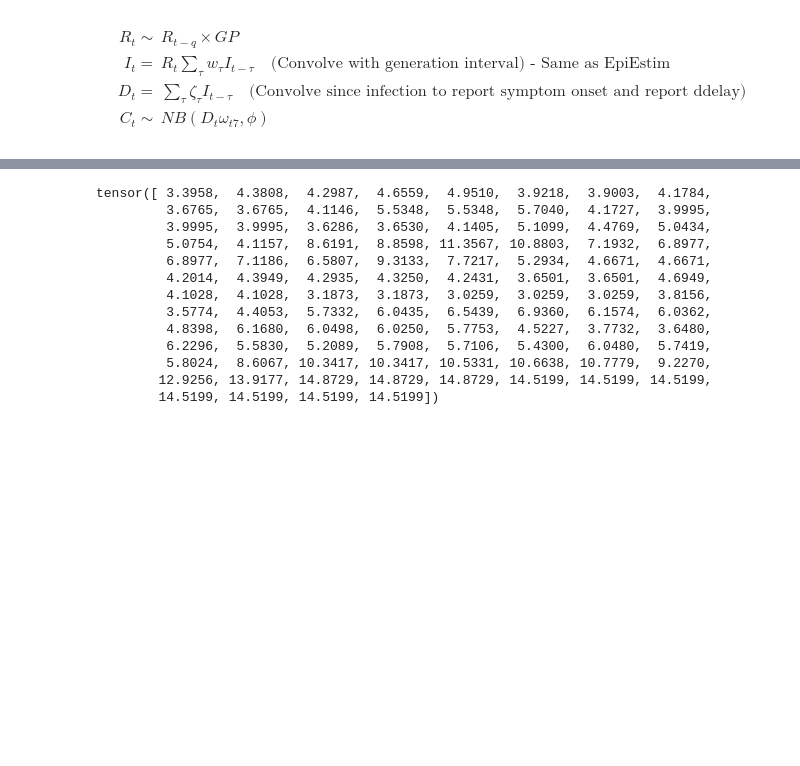
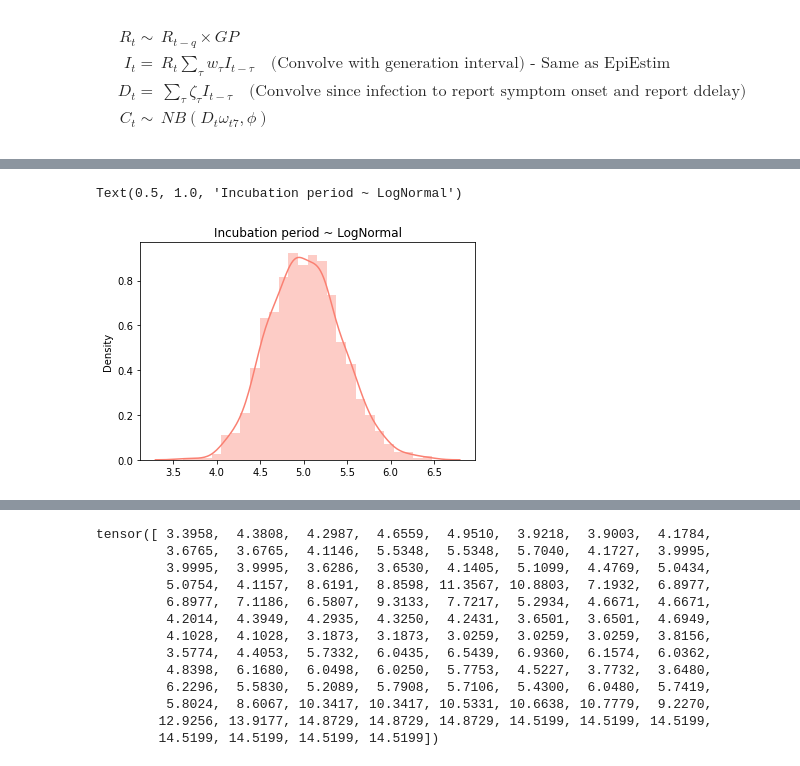
Before and after one commit to biomac-lab/covid19_forecast, a Jupyter notebook: prototypes/Rt_GaussianProcsess.ipynb, the cells around one changed output, grey strips where cells are left out. Drawn from its saved outputs; the diff is of its cells as text; code cells hidden in the pictures; blank space fills up the shorter version.

```diff
--- a/prototypes/Rt_GaussianProcsess.ipynb
+++ b/prototypes/Rt_GaussianProcsess.ipynb
@@ -205,0 +278,15 @@ dist.Normal??
+# %%
+
+
+mean = 5.2
+sd   = 1.52
+loc   = np.log( mean**2 / np.sqrt(mean**2 + sd**2) )
+scale = np.log( 1 + sd**2 / mean**2 )
+incubation_period = dist.LogNormal(loc, scale)
+
+x = incubation_period.rsample(sample_shape=torch.Size([1000])) # draw a sample from N(0,1)
+sns.distplot(x, label="Gamma", color='salmon')
+plt.title('Incubation period ~ LogNormal')
+# %% [output]
+Text(0.5, 1.0, 'Incubation period ~ LogNormal')
+[figure, added]
```
Also changed, not shown: parts of 8 cells of this notebook.
